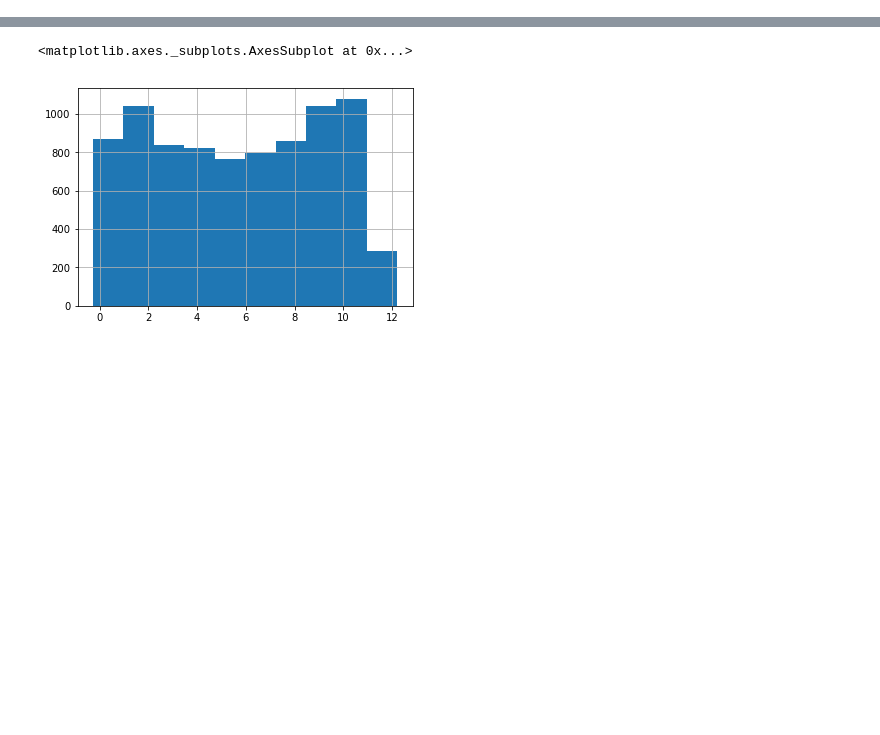
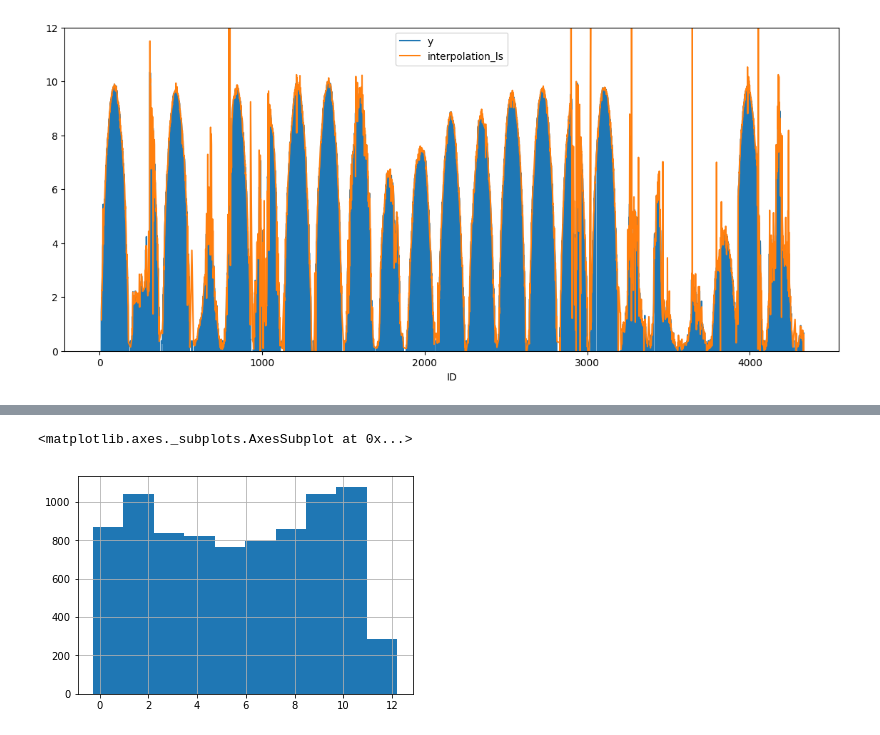
Before and after one commit to thuwyh/solar-magic, a Jupyter notebook: script/baseline-V2.ipynb, the cells around one changed output, grey strips where cells are left out. Saved outputs shown, nothing was run; the diff lists cells and outputs as text; code cells hidden in the pictures; blank space fills up the shorter version.

```diff
--- a/script/baseline-V2.ipynb
+++ b/script/baseline-V2.ipynb
@@ -81,0 +88,4 @@ df['predict_p_2'] = (df['P_A']*df['efficiency_A'] \
+# %%
+df.sort_values(by=['ID'],ascending=True, inplace=True)
+# %%
+df.reset_index(drop=True, inplace=True)
@@ -81,0 +113,2 @@ df['predict_p_2'] = (df['P_A']*df['efficiency_A'] \
+# %%
+df['y']=df['y'].fillna(-999)
@@ -81,0 +164,10 @@ df['predict_p_2'] = (df['P_A']*df['efficiency_A'] \
+# %%
+df['next_value'] = next_one
+df['prev_value'] = prev_one
+df['avg_value'] = np.nanmean([df['next_value'], df['prev_value']],axis=0)
+df['next_ID'] = next_id
+df['prev_ID'] = prev_id
+df['next_ls'] = next_ls
+df['prev_ls'] = prev_ls
+df['interpolation_ID'] = df['prev_value']+(df['ID']-df['prev_ID'])/(df['next_ID']-df['prev_ID'])*(df['next_value']-df['prev_value'])
+df['interpolation_ls'] = df['prev_value']+(df['light_strength']-df['prev_ls'])/(1.5+df['next_ls']-df['prev_ls'])*(df['next_value']-df['prev_value'])
@@ -82 +217,19 @@ df['predict_p_2'] = (df['P_A']*df['efficiency_A'] \
+# %%
+t_id=df.head(4000)
+
+figure(num=None, figsize=(14, 6), dpi=100, facecolor='w', edgecolor='k')
+
+ax = plt.gca()
+
+# df.plot(x='ID',y='board_t',color='green',ax=ax)
+# df.plot(x='ID',y='y',secondary_y=True,color='red',ax=ax)
+# df.plot(x='ID',y='y',color='green',ylim=(0,15),ax=ax)
+# df.plot(x='ID',y='avg_value',color='red',ax=ax)
+
+t_id.plot(x='ID',y='y',ylim=(0,12),ax=ax)
+t_id.plot(x='ID',y='interpolation_ls',ax=ax)
+
+plt.show()
+# %% [output]
+[figure, added]
 # %%
```
Also changed, not shown: parts of 29 cells of this notebook, 33 other files.
